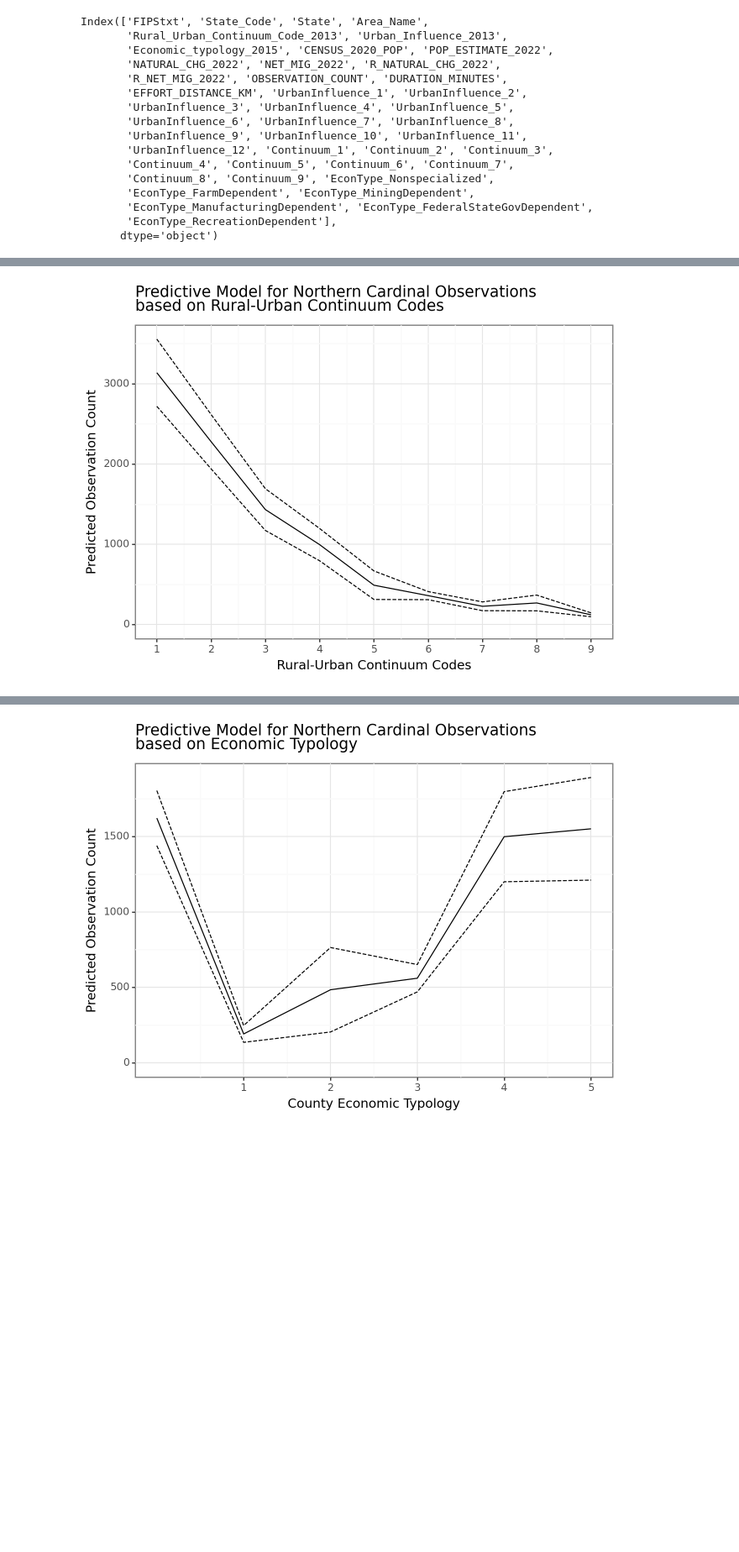
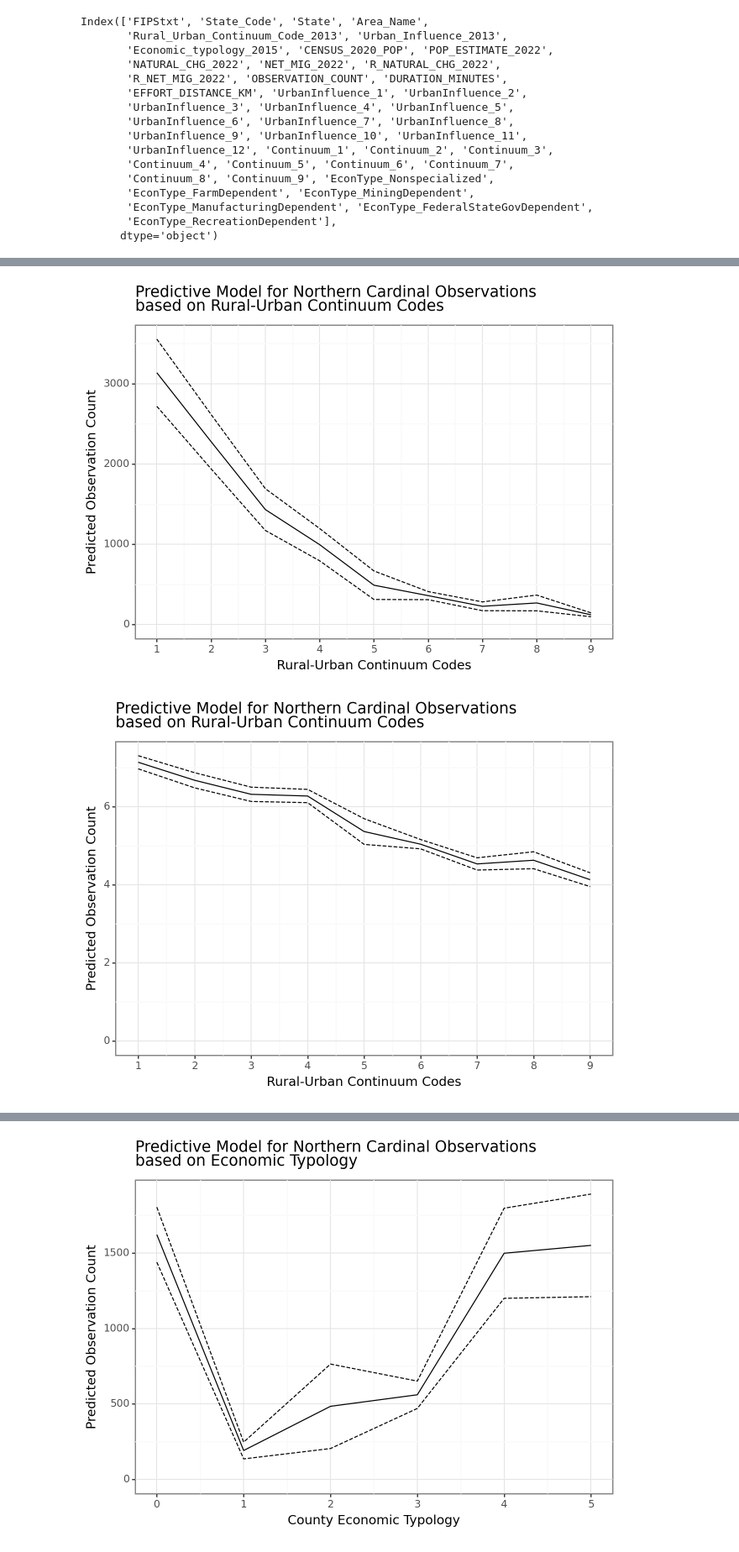
Before and after one commit to Iandrewburg/DA2_TERM_PROJECT, a Jupyter notebook: Final_Project_Data.ipynb, the cells around one changed output, grey strips where cells are left out. Shown at 84% size. Cells and saved outputs as stored; diff of their text form; code cells hidden in the pictures; blank space fills up the shorter version.

```diff
--- a/Final_Project_Data.ipynb
+++ b/Final_Project_Data.ipynb
@@ -510,9 +536,12 @@ reg15 = smf.ols(formula="OBSERVATION_COUNT ~ Continuum_2 + Continuum_3 + Continu
 reg16 = smf.ols(formula="OBSERVATION_COUNT ~ Continuum_2 + Continuum_3 + Continuum_4 + Continuum_5 + Continuum_6", data=county_norcar_merged_dummies).fit(cov_type="HC1")
 reg17 = smf.ols(formula="OBSERVATION_COUNT ~ Continuum_2 + Continuum_3 + Continuum_4 + Continuum_5 + Continuum_6 + Continuum_7", data=county_norcar_merged_dummies).fit(cov_type="HC1")
 reg18 = smf.ols(formula="OBSERVATION_COUNT ~ Continuum_2 + Continuum_3 + Continuum_4 + Continuum_5 + Continuum_6 + Continuum_7 + Continuum_8", data=county_norcar_merged_dummies).fit(cov_type="HC1")
-reg19 = smf.ols(formula="OBSERVATION_COUNT ~ Continuum_2 + Continuum_3 + Continuum_4 + Continuum_5 + Continuum_6 + Continuum_7 + Continuum_8 + Continuum_9", data=county_norcar_merged_dummies).fit(cov_type="HC1")
+reg19a = smf.ols(formula="OBSERVATION_COUNT ~ Continuum_2 + Continuum_3 + Continuum_4 + Continuum_5 + Continuum_6 + Continuum_7 + Continuum_8 + Continuum_9", data=county_norcar_merged_dummies).fit(cov_type="HC1")
+reg19b = smf.ols(formula="ln_OBSERVATION_COUNT ~ Continuum_2 + Continuum_3 + Continuum_4 + Continuum_5 + Continuum_6 + Continuum_7 + Continuum_8 + Continuum_9", data=county_norcar_merged_dummies).fit(cov_type="HC1")
 
-stargazer = Stargazer([reg12, reg13, reg14, reg15, reg16, reg17, reg18, reg19])
+
+
+stargazer = Stargazer([reg12, reg13, reg14, reg15, reg16, reg17, reg18, reg19a, reg19b])
 stargazer.covariate_order(["Continuum_2", "Continuum_3", "Continuum_4",
                            "Continuum_5", "Continuum_6", "Continuum_7",
                            "Continuum_8", "Continuum_9", "Intercept"])
@@ -552,33 +581,59 @@ stargazer
 # %%
 import pandas as pd
 import numpy as np
 from plotnine import ggplot, aes, geom_line, labs, theme_bw, scale_y_continuous
 
 # Use the regression model to predict 'OBSERVATION_COUNT' based on the dataset
-pred = reg19.get_prediction(county_norcar_merged_dummies).summary_frame()
+pred = reg19a.get_prediction(county_norcar_merged_dummies).summary_frame()
 county_norcar_merged_dummies = county_norcar_merged_dummies.assign(
     fit=pred["mean"],
     fit_se=pred["mean_se"],
     CIup=pred["mean_ci_upper"],
     CIlo=pred["mean_ci_lower"]
 )
 
 # Plotting the predictions along with their confidence intervals
 plot = (
     ggplot(county_norcar_merged_dummies, aes(x="Rural_Urban_Continuum_Code_2013", y="fit")) +  # Assuming 'UrbanInfluence_2' is the x-axis variable
     geom_line() +  # Plot the line for fit values
     geom_line(aes(y="CIup"), linetype="dashed") +  # Plot the upper CI
     geom_line(aes(y="CIlo"), linetype="dashed") +  # Plot the lower CI
     labs(title="Predictive Model for Northern Cardinal Observations\nbased on Rural-Urban Continuum Codes",
          x="Rural-Urban Continuum Codes", y="Predicted Observation Count") +
     theme_bw() +  # Apply a black-and-white theme
     scale_x_continuous(breaks=range(1,10)) +
     scale_y_continuous(limits=(0, county_norcar_merged_dummies['CIup'].max()))  # Adjust y-axis to start at 0 and end at the max upper CI
 )
 
 print(plot)
+
+
+# Use the regression model to predict 'OBSERVATION_COUNT' based on the dataset
+pred = reg19b.get_prediction(county_norcar_merged_dummies).summary_frame()
+county_norcar_merged_dummies = county_norcar_merged_dummies.assign(
+    fit=pred["mean"],
+    fit_se=pred["mean_se"],
+    CIup=pred["mean_ci_upper"],
+    CIlo=pred["mean_ci_lower"]
+)
+
+# Plotting the predictions along with their confidence intervals
+plot = (
+    ggplot(county_norcar_merged_dummies, aes(x="Rural_Urban_Continuum_Code_2013", y="fit")) +  # Assuming 'UrbanInfluence_2' is the x-axis variable
+    geom_line() +  # Plot the line for fit values
+    geom_line(aes(y="CIup"), linetype="dashed") +  # Plot the upper CI
+    geom_line(aes(y="CIlo"), linetype="dashed") +  # Plot the lower CI
+    labs(title="Predictive Model for Northern Cardinal Observations\nbased on Rural-Urban Continuum Codes",
+         x="Rural-Urban Continuum Codes", y="Predicted Observation Count") +
+    theme_bw() +  # Apply a black-and-white theme
+    scale_x_continuous(breaks=range(1,10)) +
+    scale_y_continuous(limits=(0, county_norcar_merged_dummies['CIup'].max()))  # Adjust y-axis to start at 0 and end at the max upper CI
+)
+
+print(plot)
 # %% [output]
 [figure]
+[figure, added]
 # %%
 # OLS on Rural-Urban Continuum Codes
 reg20 = smf.ols(formula="OBSERVATION_COUNT ~ EconType_FarmDependent", data=county_norcar_merged_dummies).fit(cov_type="HC1") # Unconditional
```
Also changed, not shown: parts of 6 cells of this notebook.
